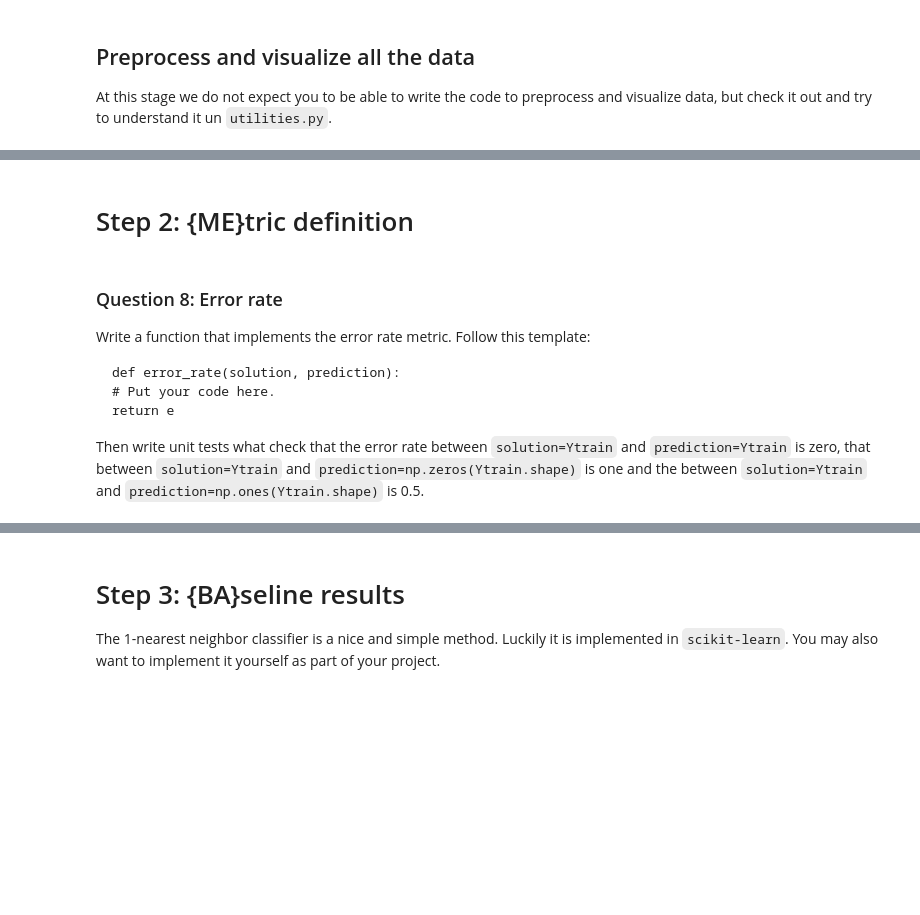
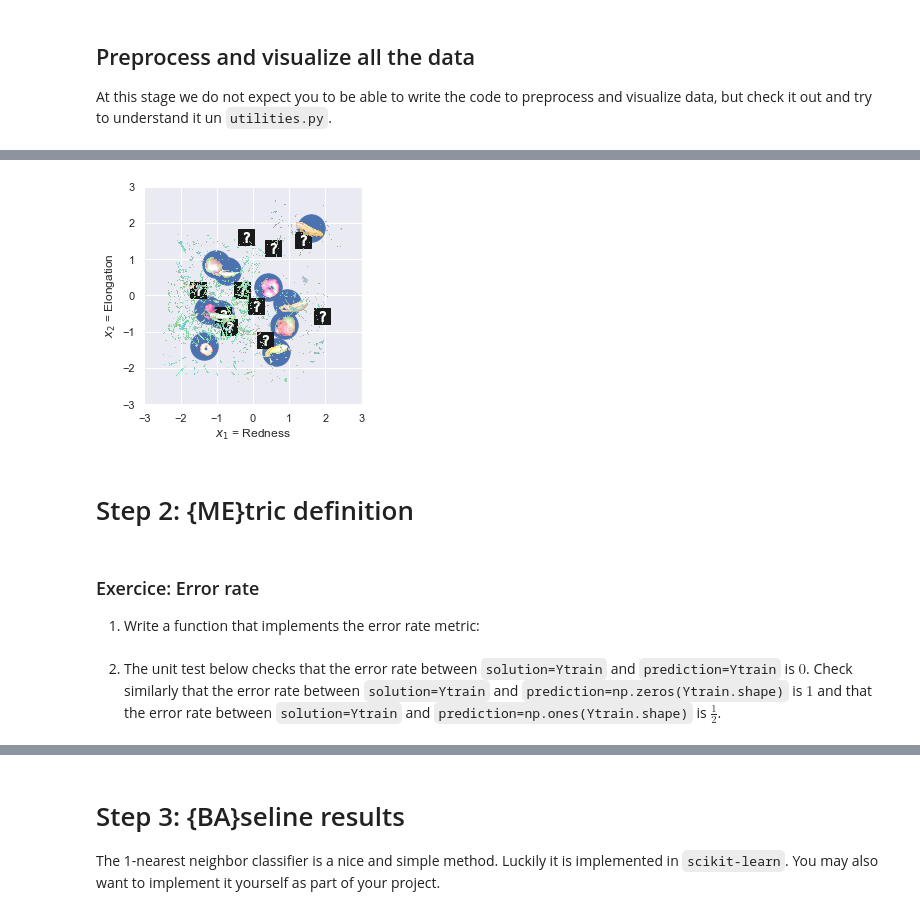
Before and after one commit to madclam/info113, a Jupyter notebook: source/HW2/data-analysis.ipynb, the cells around one changed output, grey strips where cells are left out. Cells and saved outputs as stored; diff of their text form; code cells hidden in the pictures; blank space fills up the shorter version.

```diff
--- a/source/HW2/data-analysis.ipynb
+++ b/source/HW2/data-analysis.ipynb
@@ -112,5 +144,13 @@ show_images(all_files, crop_image)
 # %%
 # Plot training and test data as scatter plots
+a_files = get_files(data_dir, "a")
+b_files = get_files(data_dir, "b")
+F = np.array(a_files + b_files)
 make_scatter_plot(X, F, train_index, test_index, filter=transparent_background_filter)
+# %% [output]
+[figure, added]
 # %% [markdown]
 # Step 2: {ME}tric definition
+# %% [markdown]
+### Exercice: Error rate
+1. Write a function that implements the error rate metric:
@@ -117,9 +163,2 @@ make_scatter_plot(X, F, train_index, test_index, filter=transparent_background_f
 # %% [markdown]
-### Question 8: Error rate
-Write a function that implements the error rate metric. Follow this template:
-
-    def error_rate(solution, prediction):
-    # Put your code here.
-    return e
-
-Then write unit tests what check that the error rate between `solution=Ytrain` and `prediction=Ytrain` is zero, that between `solution=Ytrain` and `prediction=np.zeros(Ytrain.shape)` is one and the between `solution=Ytrain` and `prediction=np.ones(Ytrain.shape)` is 0.5.
+2. The unit test below checks that the error rate between `solution=Ytrain` and `prediction=Ytrain` is $0$. Check similarly that the error rate between `solution=Ytrain` and `prediction=np.zeros(Ytrain.shape)` is $1$ and that the error rate between `solution=Ytrain` and `prediction=np.ones(Ytrain.shape)` is $\frac 12$.
```
Also changed, not shown: parts of 34 cells of this notebook, 1 other file.
